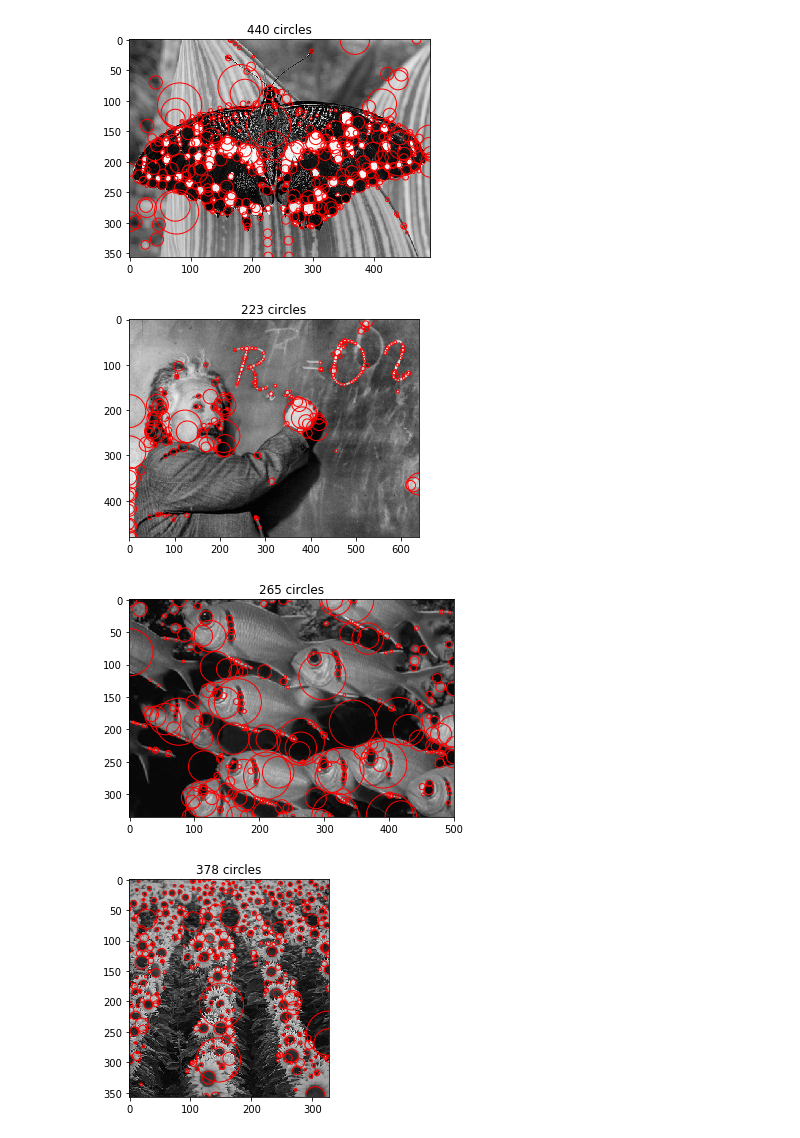
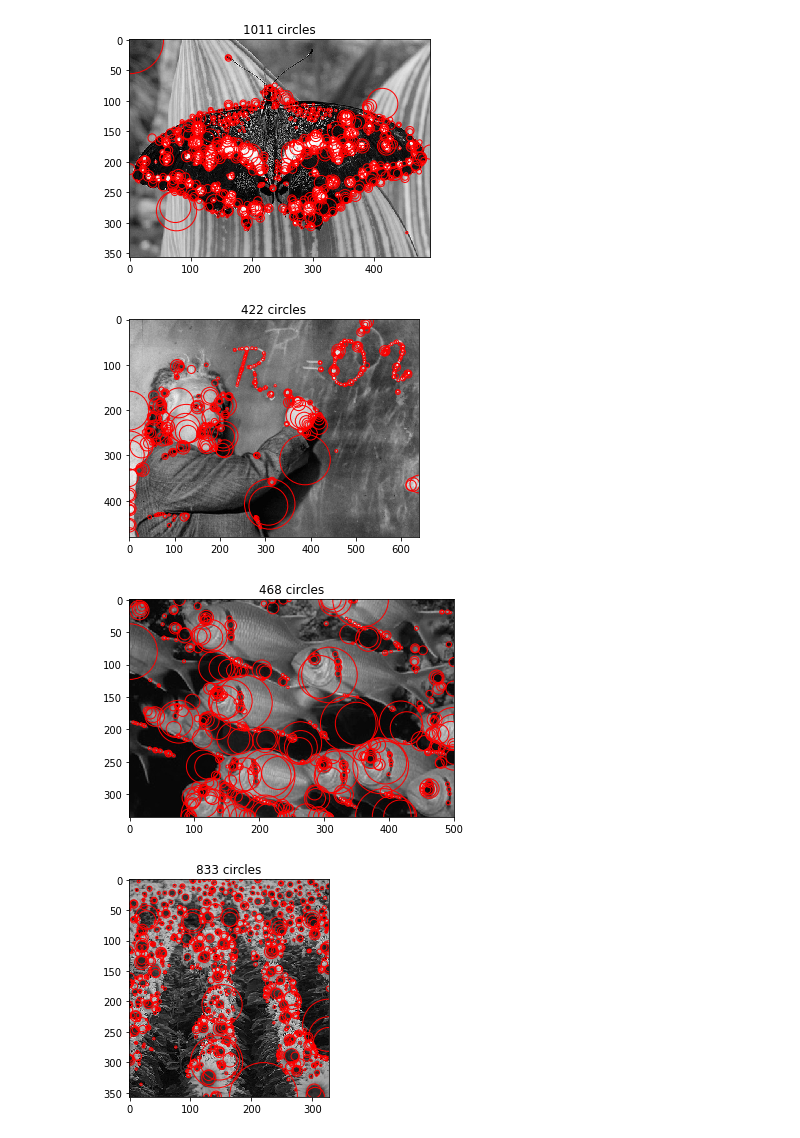
Before and after one commit to mcguiremichael/Vision, a Jupyter notebook: mlm3_mp2_part2_code.ipynb, the cells around one changed output. Saved outputs shown, nothing was run; the diff lists cells and outputs as text; code cells hidden in the pictures.

```diff
--- a/mlm3_mp2_part2_code.ipynb
+++ b/mlm3_mp2_part2_code.ipynb
@@ -14,7 +14,6 @@ def load_image(path):
     im = im / 255.
     return im
 # %%
-
 def standard_blob_detector(image, stds, threshold):
     (h,w) = image.shape
     #stds = [2 * (1.1 ** i) for i in range(15)]
@@ -34,7 +33,7 @@ def standard_blob_detector(image, stds, threshold):
     count = 3
     for i in range(count, len(stds)-count):
         level = max_vals[:,:,i-count:i+count]
-        max_filter = scipy.ndimage.filters.rank_filter(level, -1, size=(round(stds[i]*3), round(stds[i]*3), 2*count+1))
+        max_filter = scipy.ndimage.filters.rank_filter(level, -1, size=(round(stds[i+count]), round(stds[i+count]), 2*count+1))
         max_indices = (level == max_filter).nonzero()
         max_vals_final[:,:,i-count:i+count][max_indices] = level[max_indices]
 
@@ -45,11 +44,8 @@ def standard_blob_detector(image, stds, threshold):
     """
 
     max_vals = max_vals_final
-
-
     max_vals_condensed = np.max(max_vals, 2)
     max_indices_condensed = np.argmax(max_vals, 2)
-
     max_indices_condensed *= (max_vals_condensed > threshold)
     max_vals_condensed *= (max_vals_condensed > threshold)
 
@@ -75,33 +75,33 @@ def show_all_circles(image, cx, cy, rad, color='r'):
     plt.show()
 # %%
 image_names = ['assignment2_images/butterfly.jpg', 'assignment2_images/einstein.jpg', 'assignment2_images/fishes.jpg', 'assignment2_images/sunflowers.jpg']
-stds = [1.0 * (1.5 ** i) for i in range(10)]
+stds = [1.0 * (1.3 ** i) for i in range(16)]
 rads = [stds[i] * (2 ** 0.5) for i in range(len(stds))]
 
-thresholds = [0.02, 0.025, 0.015, 0.025]
+thresholds = [0.04, 0.025, 0.015, 0.025]
 
 
 
 for i in range(len(image_names)):
     im = load_image(image_names[i])
     max_indices_condensed = standard_blob_detector(im, stds, thresholds[i])
     (y,x) = indices = max_indices_condensed.nonzero()
     depths = max_indices_condensed[indices]
     my_stds = np.array([stds[depths[i]] for i in range(len(depths))])
     blob_arr = np.stack([y,x,my_stds]).T
 
     """
     new_blob_arr = skimage.feature.blob._prune_blobs(blob_arr, 0.8)
 
     (y, x, my_stds) = new_blob_arr.T
 
     my_rads = [my_stds[i] * (2 ** 0.5) for i in range(len(my_stds))]
     """
 
     my_rads = [rads[depths[i]] for i in range(len(depths))]
     show_all_circles(im, x, y, my_rads)
 # %% [output]
-[figure, old version]
+[figure, new version]
-[figure, old version]
+[figure, new version]
-[figure, old version]
+[figure, new version]
-[figure, old version]
+[figure, new version]
```
Also changed, not shown: parts of 1 cell of this notebook.
